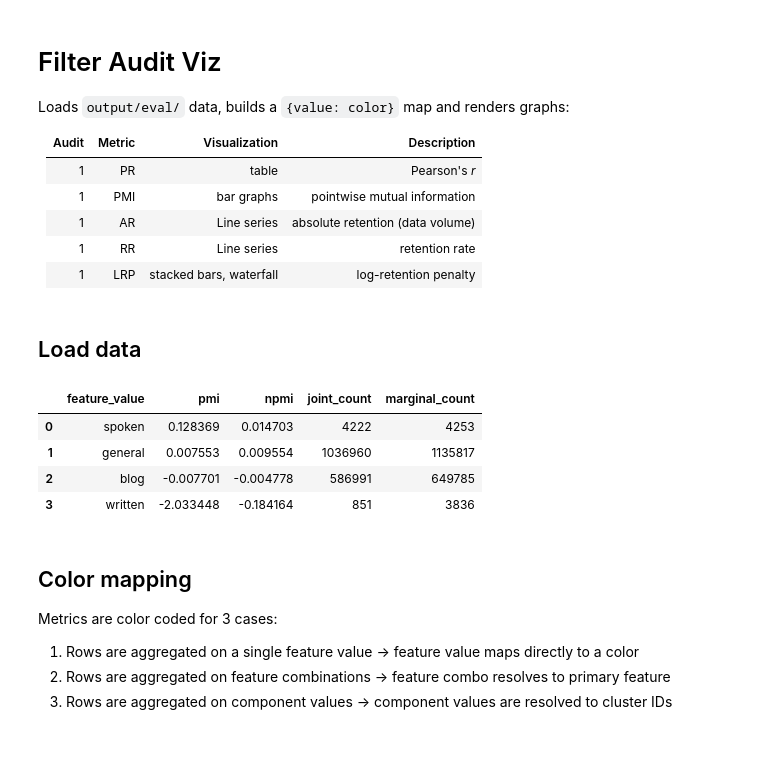
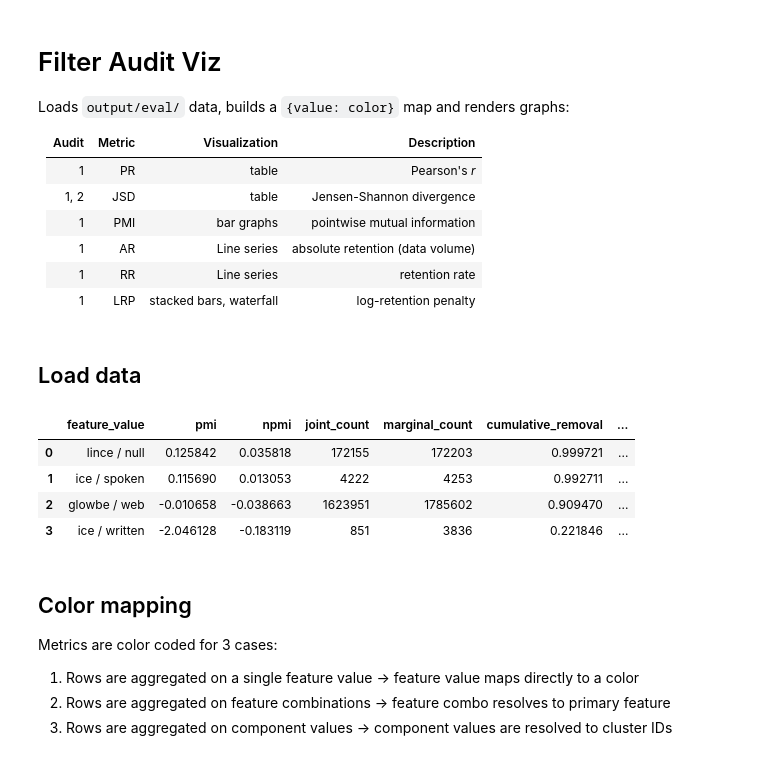
Before and after one commit to jessicacwang/pretraining-quality-mobility, a Jupyter notebook: eval/filter_audit.ipynb, the cells around one changed output. Drawn from its saved outputs; the diff is of its cells as text; code cells hidden in the pictures.

```diff
--- a/eval/filter_audit.ipynb
+++ b/eval/filter_audit.ipynb
@@ -6,6 +6,7 @@ Loads `output/eval/` data, builds a `{value: color}` map and renders graphs:
 | Audit | Metric | Visualization | Description |
 | :--- | :--- | :--- | :--- |
 | 1 | PR | table | Pearson's *r* |
+| 1, 2 | JSD | table | Jensen-Shannon divergence |
 | 1 |  PMI | bar graphs | pointwise mutual information |
 | 1 | AR | Line series | absolute retention (data volume) |
 | 1 | RR | Line series | retention rate |
@@ -54,13 +55,13 @@ series = {
     for p in sorted(PLOT_PATH.glob("retention_*.csv"))
 }
 # %%
-pmi_data["by_genre"]
+pmi_data["by_source_genre"]
 # %% [output]
-|  | feature_value | pmi | npmi | joint_count | marginal_count |
-| 0 | spoken | 0.128369 | 0.014703 | 4222 | 4253 |
-| 1 | general | 0.007553 | 0.009554 | 1036960 | 1135817 |
-| 2 | blog | -0.007701 | -0.004778 | 586991 | 649785 |
-| 3 | written | -2.033448 | -0.184164 | 851 | 3836 |
+|  | feature_value | pmi | npmi | joint_count | marginal_count | cumulative_removal | ... |
+| 0 | lince / null | 0.125842 | 0.035818 | 172155 | 172203 | 0.999721 | ... |
+| 1 | ice / spoken | 0.115690 | 0.013053 | 4222 | 4253 | 0.992711 | ... |
+| 2 | glowbe / web | -0.010658 | -0.038663 | 1623951 | 1785602 | 0.909470 | ... |
+| 3 | ice / written | -2.046128 | -0.183119 | 851 | 3836 | 0.221846 | ... |
 # %% [markdown]
 ## Color mapping
 
```
Also changed, not shown: parts of 27 cells of this notebook.
